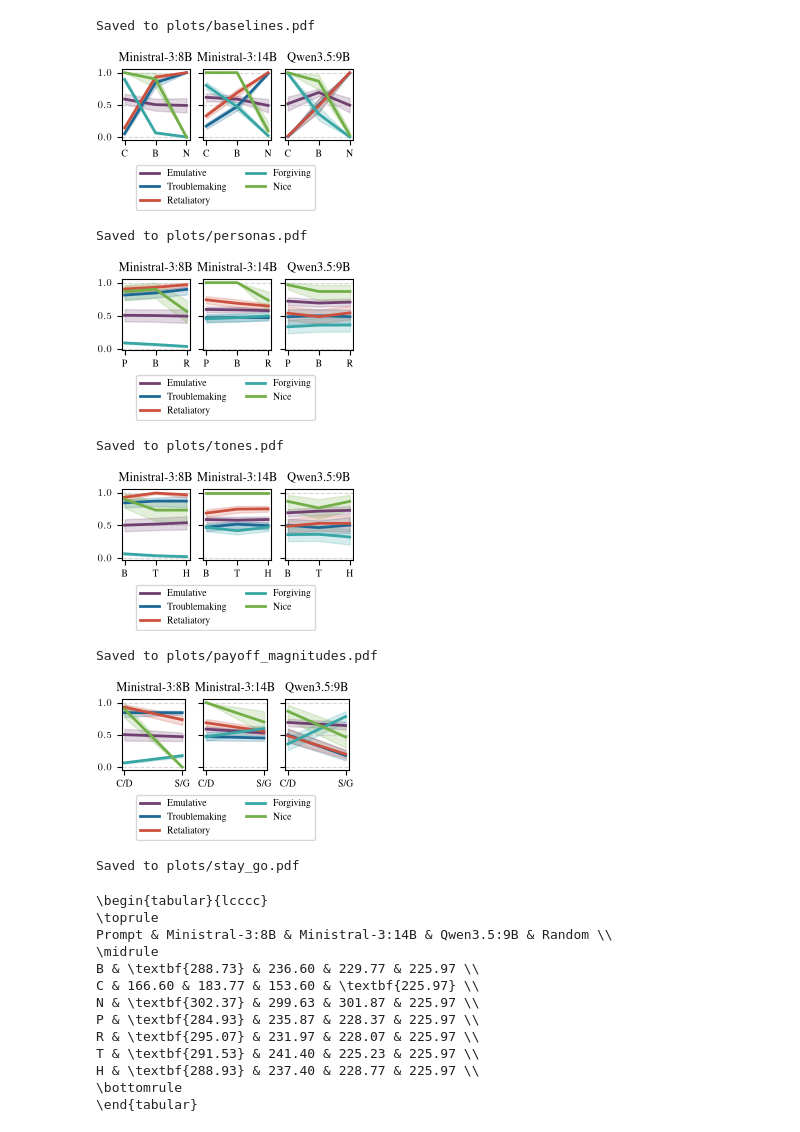
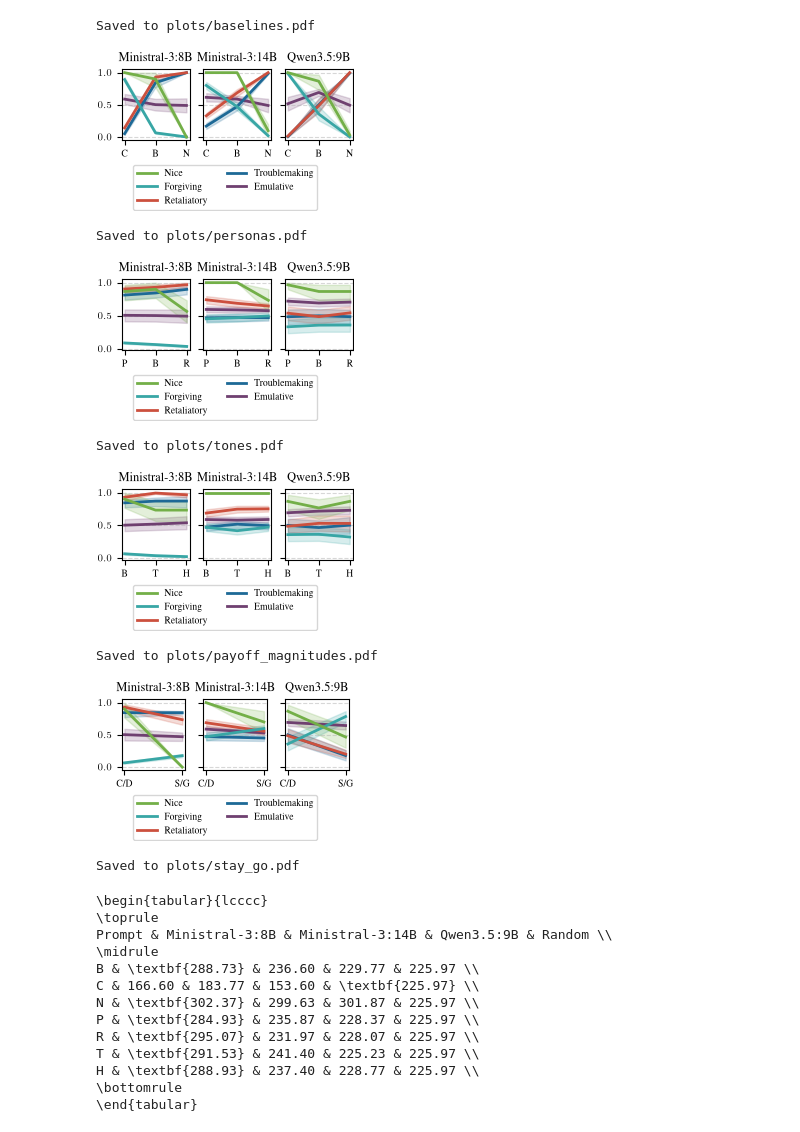
Before and after one commit to kdybek/NLP-prisoners-dilemma, a Jupyter notebook: plots.ipynb, the cells around one changed output. Cells and saved outputs as stored; diff of their text form; code cells hidden in the pictures.

Commit message:
updated plots

```diff
--- a/plots.ipynb
+++ b/plots.ipynb
@@ -228,34 +227,35 @@ for model, ax in zip(models[:-1], axes):
             color=metric_colors[metric],
             linewidth=2
         )
         ax.fill_between(
             x,
             los,
             his,
             color=metric_colors[metric],
             alpha=0.2
         )
     ax.set_xticks(x)
     ax.set_xticklabels([prompt_file_names[pf] for pf in personas_prompt_files])
     ax.set_title(model_names[model])
     ax.grid(True, linestyle="--", alpha=0.5, axis="y")
 
 handles, labels = axes[0].get_legend_handles_labels()
+handles, labels = reversed(handles), reversed(labels)
 
 fig.legend(
     handles,
     labels,
     loc="lower center",
     ncol=2,
     frameon=True,
     bbox_to_anchor=(0.5, -0.45)
 )
 
 plt.savefig("plots/personas.pdf", bbox_inches="tight")
 plt.show()
 print("\nSaved to plots/personas.pdf")
 # %% [output]
-[figure, old version]
+[figure, new version]
 Saved to plots/personas.pdf
 # %%
 plt.rcParams.update(bundles.iclr2024())
@@ -310,6 +310,7 @@ for model, ax in zip(models[:-1], axes):
     ax.grid(True, linestyle="--", alpha=0.5, axis="y")
 
 handles, labels = axes[0].get_legend_handles_labels()
+handles, labels = reversed(handles), reversed(labels)
 
 fig.legend(
     handles,
@@ -324,7 +325,7 @@ plt.savefig("plots/tones.pdf", bbox_inches="tight")
 plt.show()
 print("\nSaved to plots/tones.pdf")
 # %% [output]
-[figure, old version]
+[figure, new version]
 Saved to plots/tones.pdf
 # %%
 plt.rcParams.update(bundles.iclr2024())
@@ -379,6 +380,7 @@ for model, ax in zip(models[:-1], axes):
     ax.grid(True, linestyle="--", alpha=0.5, axis="y")
 
 handles, labels = axes[0].get_legend_handles_labels()
+handles, labels = reversed(handles), reversed(labels)
 
 fig.legend(
     handles,
@@ -393,7 +395,7 @@ plt.savefig("plots/payoff_magnitudes.pdf", bbox_inches="tight")
 plt.show()
 print("\nSaved to plots/payoff_magnitudes.pdf")
 # %% [output]
-[figure, old version]
+[figure, new version]
 Saved to plots/payoff_magnitudes.pdf
 # %%
 plt.rcParams.update(bundles.iclr2024())
@@ -448,6 +450,7 @@ for model, ax in zip(models[:-1], axes):
     ax.grid(True, linestyle="--", alpha=0.5, axis="y")
 
 handles, labels = axes[0].get_legend_handles_labels()
+handles, labels = reversed(handles), reversed(labels)
 
 fig.legend(
     handles,
@@ -462,7 +465,7 @@ plt.savefig("plots/stay_go.pdf", bbox_inches="tight")
 plt.show()
 print("\nSaved to plots/stay_go.pdf")
 # %% [output]
-[figure, old version]
+[figure, new version]
 Saved to plots/stay_go.pdf
 # %%
 latex = []
```
Also changed, not shown: parts of 1 cell of this notebook, 5 other files.
